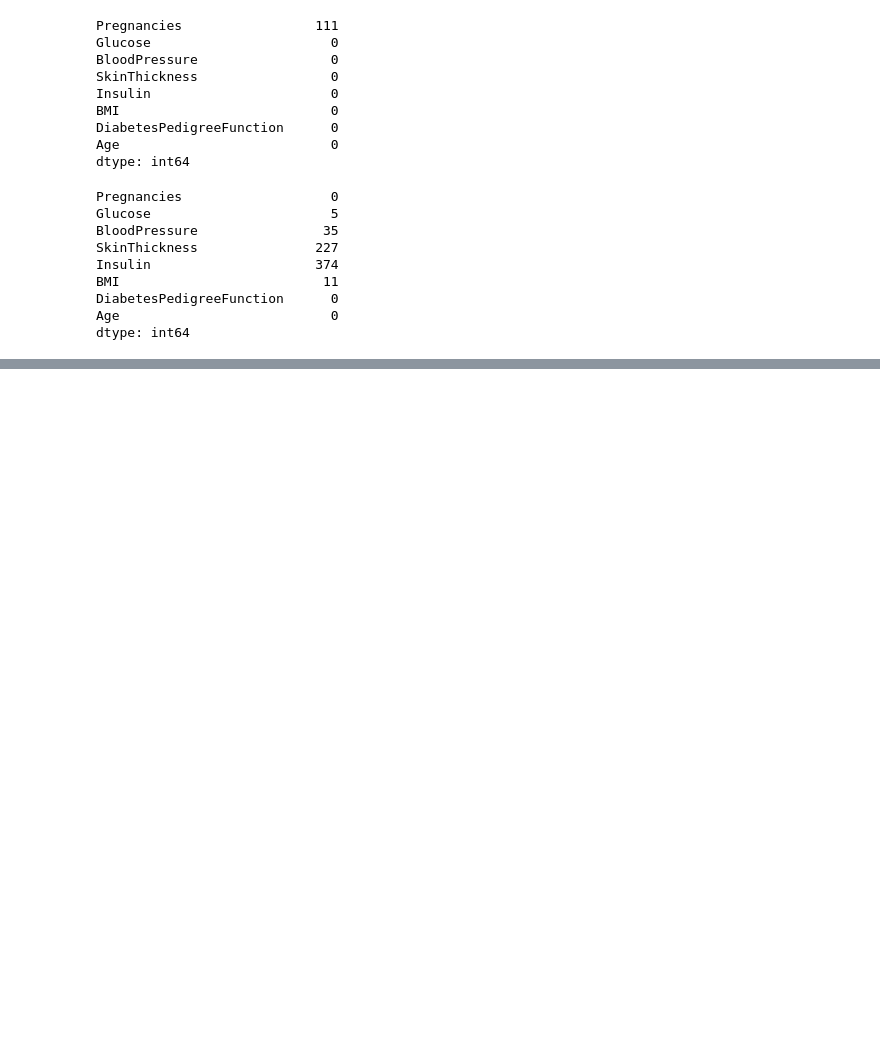
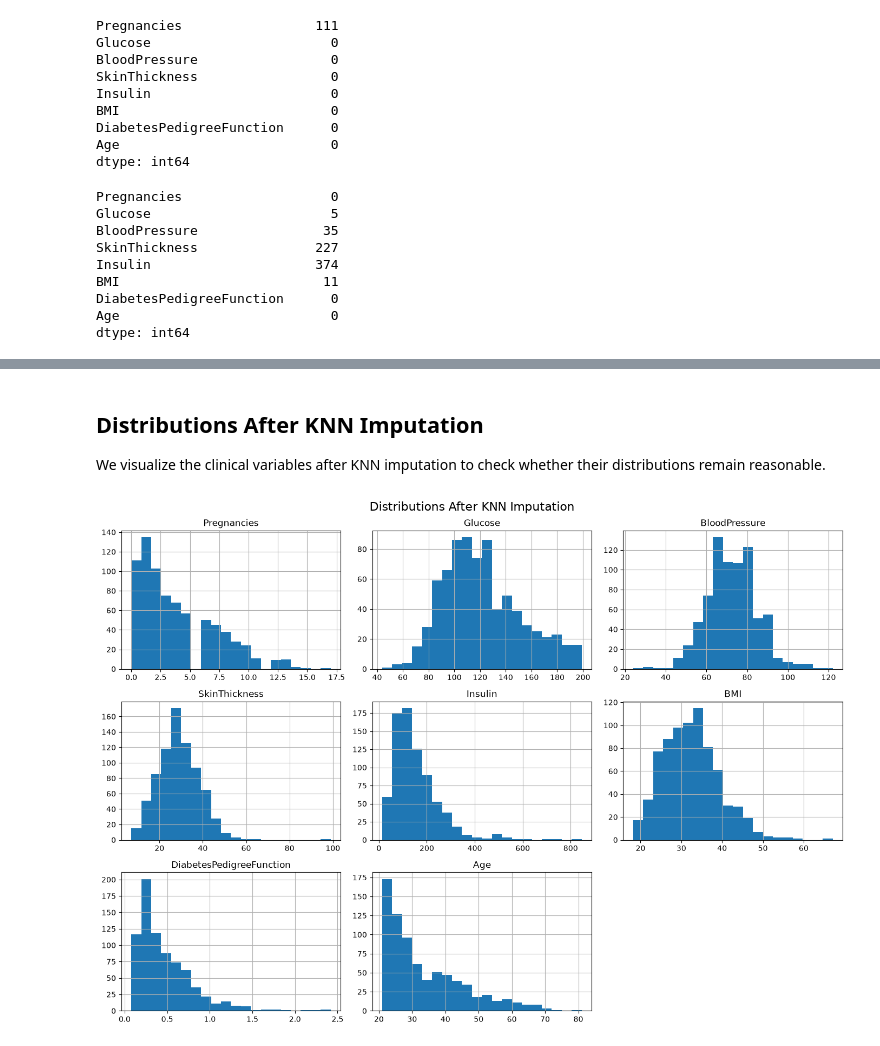
Before and after one commit to lahcen404/GlucoRisk-AI, a Jupyter notebook: notebooks/01_eda.ipynb, the cells around one changed output, grey strips where cells are left out. Cells and saved outputs as stored; diff of their text form; code cells hidden in the pictures; blank space fills up the shorter version.

Commit message:
create again graphs (histogram & boxplot) after KNN Imputation

```diff
--- a/notebooks/01_eda.ipynb
+++ b/notebooks/01_eda.ipynb
@@ -398,0 +407,6 @@ dtype: int64
+# %%
+from sklearn.preprocessing import StandardScaler
+
+scaler = StandardScaler()
+
+X_scaled = scaler.fit_transform(df[clinical_columns])
@@ -398,0 +432,6 @@ dtype: int64
+# %%
+from sklearn.impute import KNNImputer
+
+imputer = KNNImputer(n_neighbors=5)
+
+X_imputed_scaled = imputer.fit_transform(X_scaled)
@@ -398,0 +452,2 @@ dtype: int64
+# %%
+X_imputed = scaler.inverse_transform(X_imputed_scaled)
@@ -398,0 +471,8 @@ dtype: int64
+# %%
+df_imputed = pd.DataFrame(
+    X_imputed,
+    columns=clinical_columns,
+    index=df.index
+)
+
+df_imputed.head()
@@ -398,0 +486,12 @@ dtype: int64
+# %% [markdown]
+## Distributions After KNN Imputation
+
+We visualize the clinical variables after KNN imputation to check whether their distributions remain reasonable.
+# %%
+df_imputed.hist(figsize=(14, 10), bins=20)
+
+plt.suptitle("Distributions After KNN Imputation", fontsize=16)
+plt.tight_layout()
+plt.show()
+# %% [output]
+[figure, added]
```
Also changed, not shown: parts of 11 cells of this notebook.
